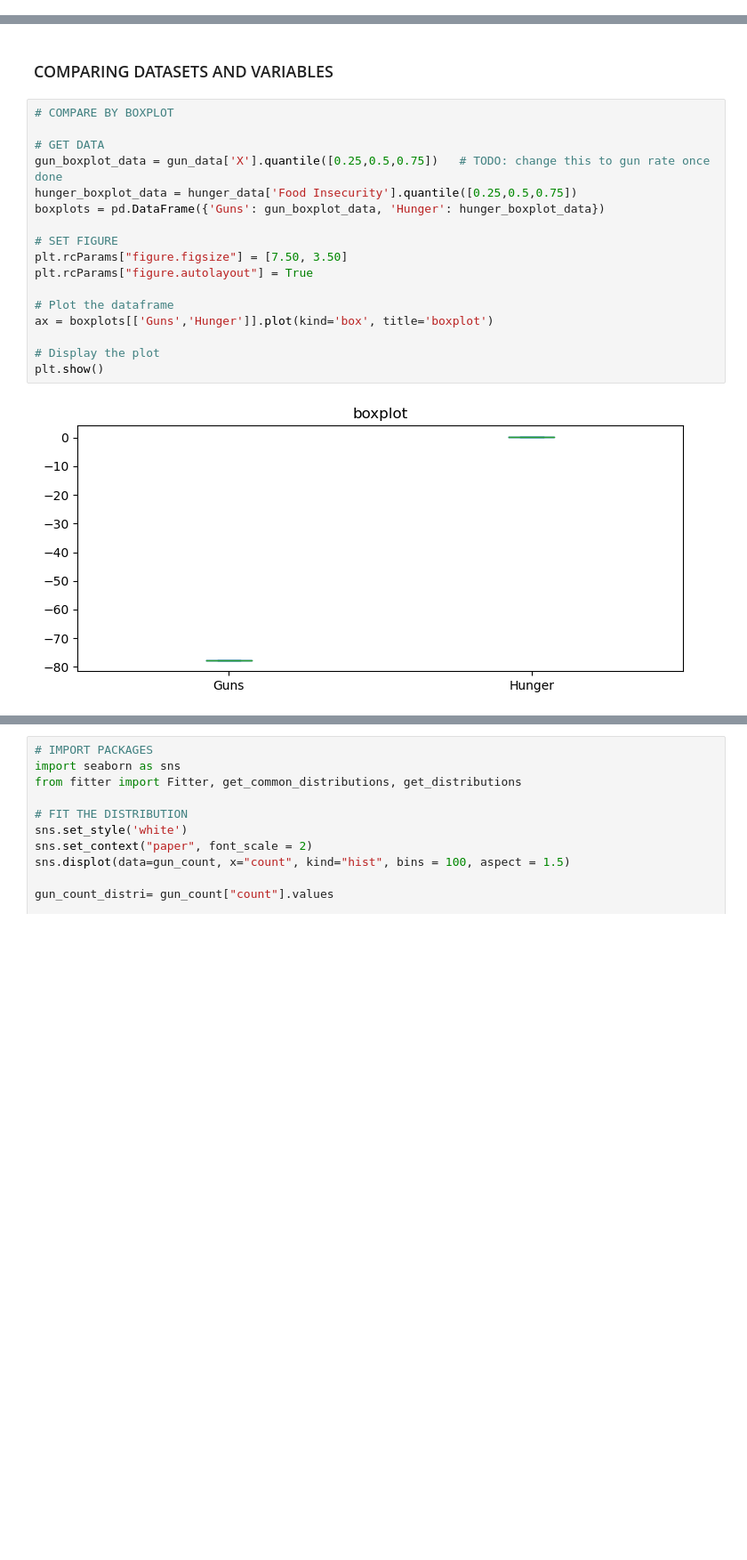
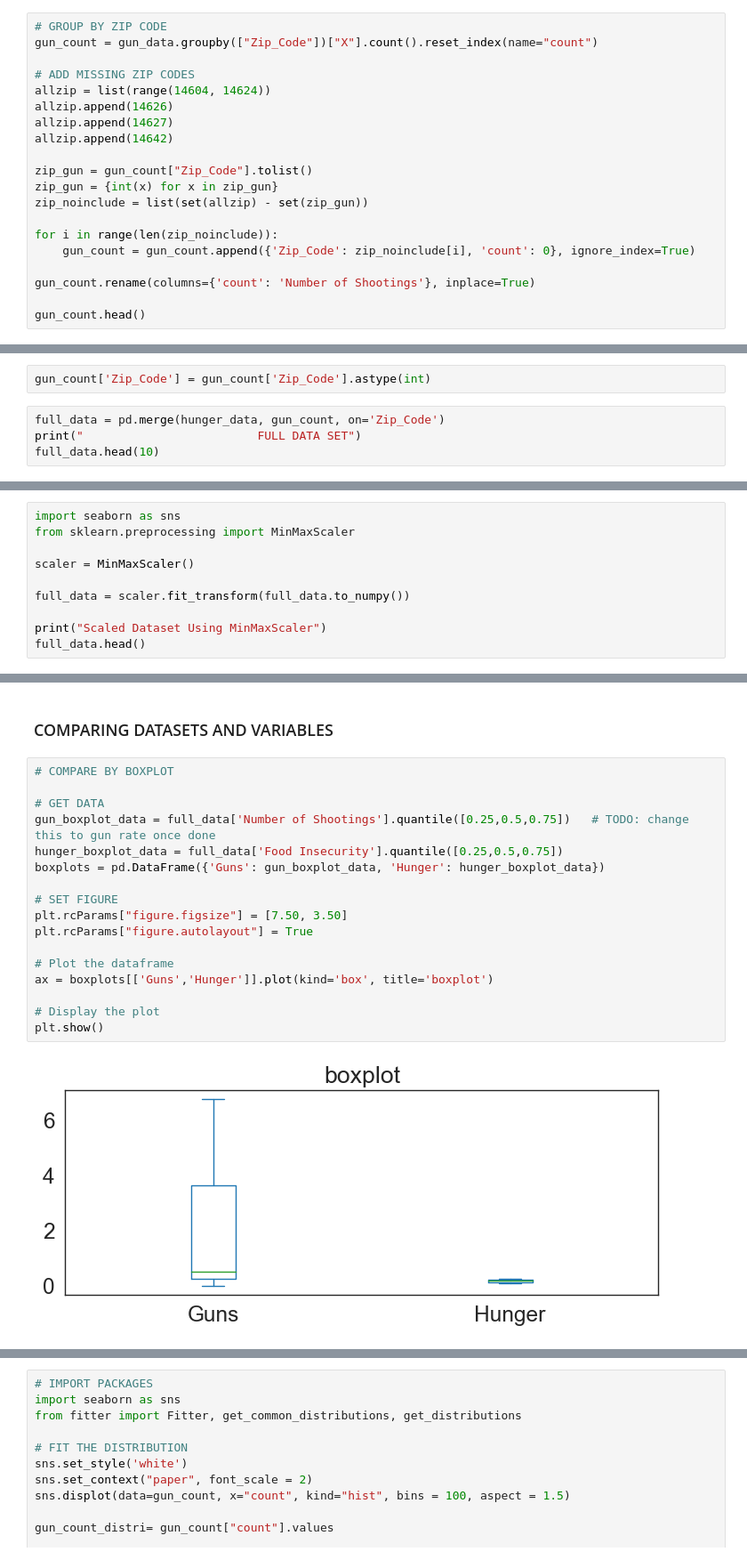
Before and after one commit to javac0f/RocGunHungerEda, a Jupyter notebook: jared_try.ipynb, the cells around one changed output, grey strips where cells are left out. Shown at 89% size. Drawn from its saved outputs; the diff is of its cells as text; blank space fills up the shorter version.

```diff
--- a/jared_try.ipynb
+++ b/jared_try.ipynb
@@ -127,0 +157,20 @@ None
+# %%
+# GROUP BY ZIP CODE
+gun_count = gun_data.groupby(["Zip_Code"])["X"].count().reset_index(name="count")
+
+# ADD MISSING ZIP CODES
+allzip = list(range(14604, 14624))
+allzip.append(14626)
+allzip.append(14627)
+allzip.append(14642)
+
+zip_gun = gun_count["Zip_Code"].tolist()
+zip_gun = {int(x) for x in zip_gun}
+zip_noinclude = list(set(allzip) - set(zip_gun))
+
+for i in range(len(zip_noinclude)):
+    gun_count = gun_count.append({'Zip_Code': zip_noinclude[i], 'count': 0}, ignore_index=True)
+
+gun_count.rename(columns={'count': 'Number of Shootings'}, inplace=True)
+
+gun_count.head()
@@ -127,0 +203,6 @@ None
+# %%
+gun_count['Zip_Code'] = gun_count['Zip_Code'].astype(int)
+# %%
+full_data = pd.merge(hunger_data, gun_count, on='Zip_Code')
+print("                         FULL DATA SET")
+full_data.head(10)
@@ -127,0 +224,10 @@ None
+# %%
+import seaborn as sns
+from sklearn.preprocessing import MinMaxScaler
+
+scaler = MinMaxScaler()
+
+full_data = scaler.fit_transform(full_data.to_numpy())
+
+print("Scaled Dataset Using MinMaxScaler")
+full_data.head()
@@ -198,22 +300,22 @@ max    -77.552548   43.220375         2022.0   43.220375  -77.552548
 # %%
 # COMPARE BY BOXPLOT
 
 # GET DATA
-gun_boxplot_data = gun_data['X'].quantile([0.25,0.5,0.75])   # TODO: change this to gun rate once done
-hunger_boxplot_data = hunger_data['Food Insecurity'].quantile([0.25,0.5,0.75])
+gun_boxplot_data = full_data['Number of Shootings'].quantile([0.25,0.5,0.75])   # TODO: change this to gun rate once done
+hunger_boxplot_data = full_data['Food Insecurity'].quantile([0.25,0.5,0.75])
 boxplots = pd.DataFrame({'Guns': gun_boxplot_data, 'Hunger': hunger_boxplot_data})
 
 # SET FIGURE
 plt.rcParams["figure.figsize"] = [7.50, 3.50]
 plt.rcParams["figure.autolayout"] = True
 
 # Plot the dataframe
 ax = boxplots[['Guns','Hunger']].plot(kind='box', title='boxplot')
 
 # Display the plot
 plt.show()
 # %% [output]
-[figure, old version]
+[figure, new version]
 # %%
 hunger_boxplot_data = hunger_data['Food Insecurity'].quantile([0.25,0.5,0.75])
 
```
Also changed, not shown: parts of 21 cells of this notebook.
